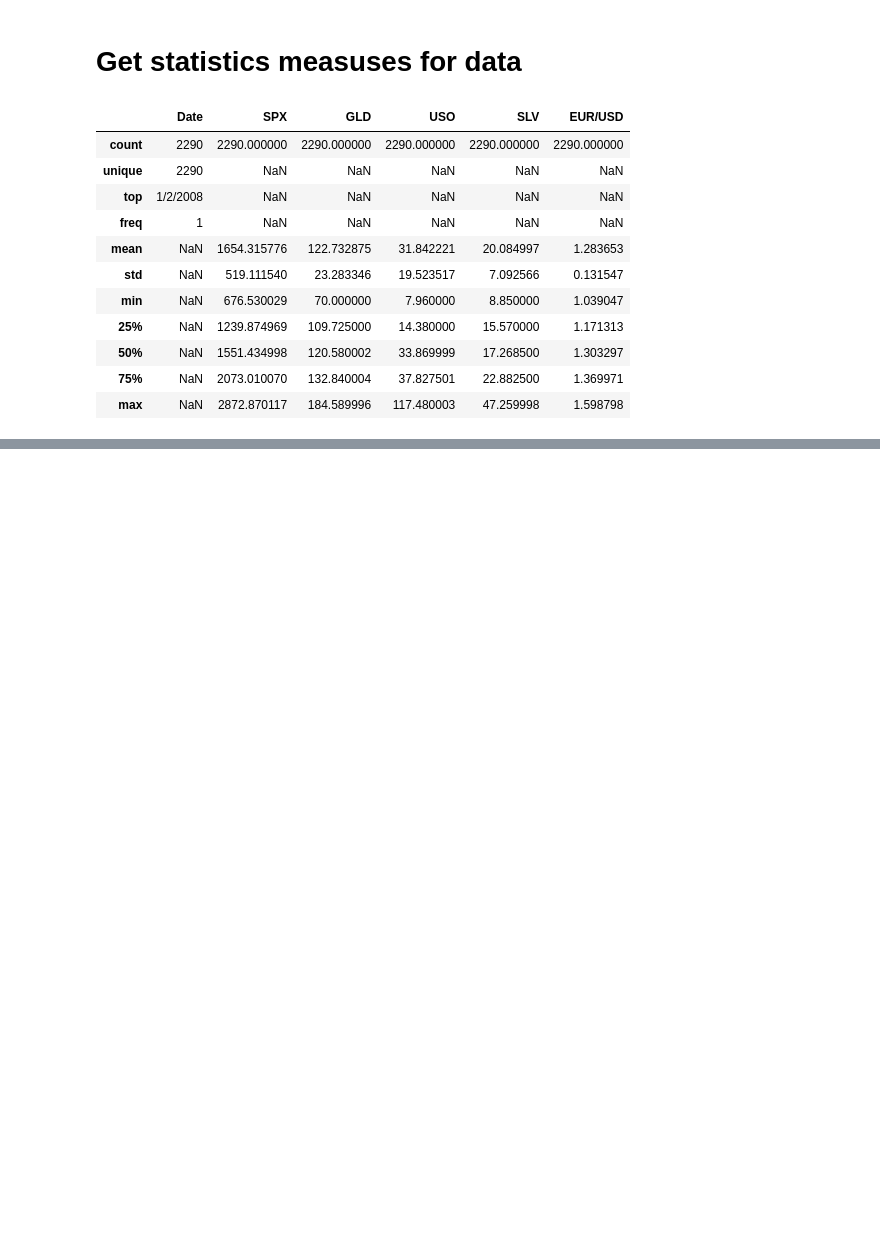
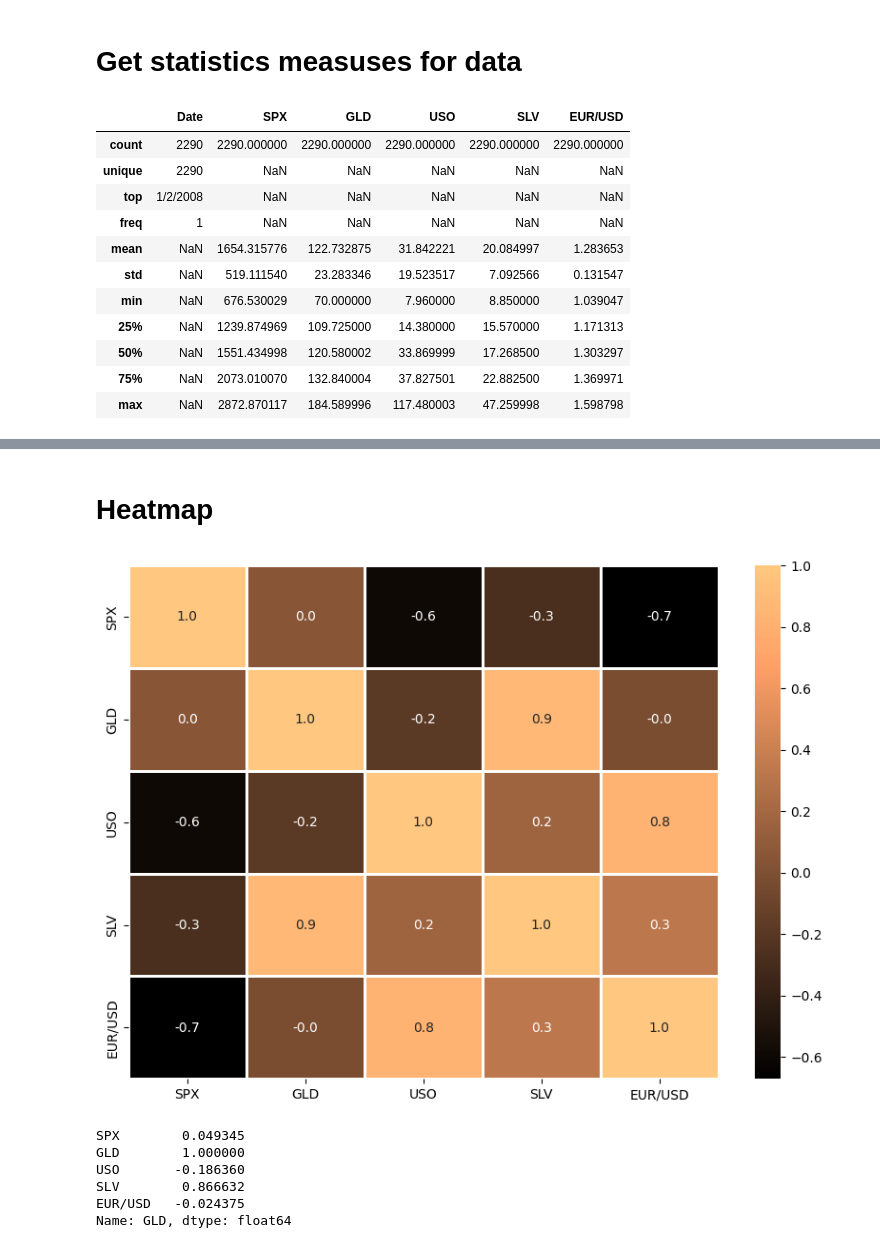
Before and after one commit to Rajasekar-N-stack/Gold-Price-Prediction-ML, a Jupyter notebook: Gold.ipynb, the cells around one changed output, grey strips where cells are left out. Drawn from its saved outputs; the diff is of its cells as text; code cells hidden in the pictures; blank space fills up the shorter version.

```diff
--- a/Gold.ipynb
+++ b/Gold.ipynb
@@ -101,0 +104,3 @@ gold.describe(include='all')
+# %%
+corr = gold.corr(numeric_only= True)
+corr
@@ -101,0 +114,18 @@ gold.describe(include='all')
+# %% [markdown]
+# Heatmap
+# %%
+fig , ax = plt.subplots(figsize=(10,7))
+sns.heatmap(corr,linewidths=0.95,annot=True,cmap='copper',fmt='.1f')
+plt.show()
+# %% [output]
+[figure, added]
+# %%
+# Correlation values GLD
+print(corr['GLD'])
+# %% [output]
+SPX        0.049345
+GLD        1.000000
+USO       -0.186360
+SLV        0.866632
+EUR/USD   -0.024375
+Name: GLD, dtype: float64
```
Also changed, not shown: parts of 2 cells of this notebook.
